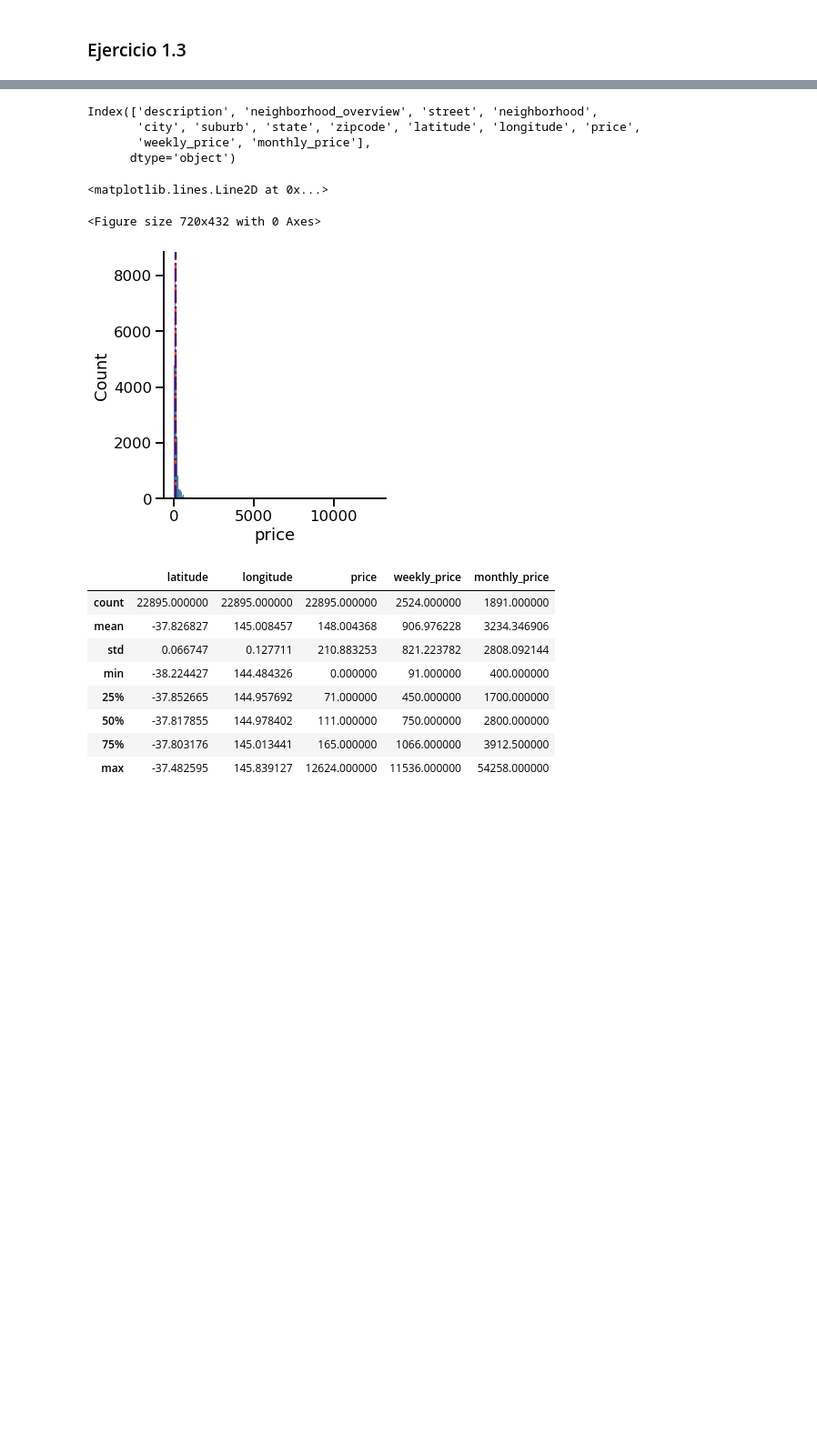
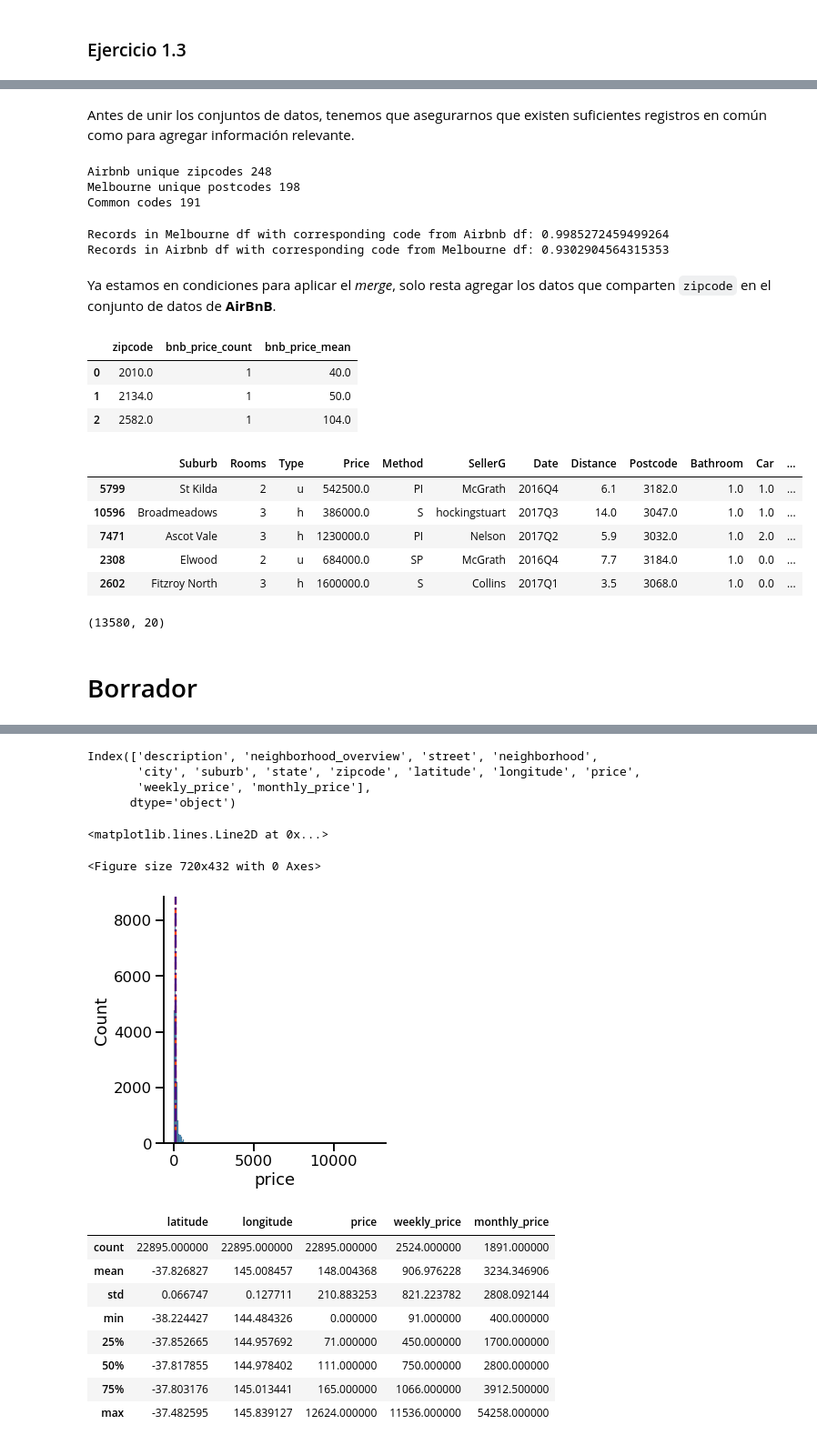
Before and after one commit to mgobbi289/DiploDatos, a Jupyter notebook: AnalisisyCuracion/Entregable_Parte_1.ipynb, the cells around one changed output, grey strips where cells are left out. Shown at 91% size. Drawn from its saved outputs; the diff is of its cells as text; code cells hidden in the pictures; blank space fills up the shorter version.

```diff
--- a/AnalisisyCuracion/Entregable_Parte_1.ipynb
+++ b/AnalisisyCuracion/Entregable_Parte_1.ipynb
@@ -459,0 +536,2 @@ airbnb_df = pd.read_csv(
+# %%
+bnb_df = bnb_df.drop(['description', 'neighborhood_overview'], axis=1)
@@ -459,0 +549,59 @@ airbnb_df = pd.read_csv(
+# %%
+bnb_df.zipcode = pd.to_numeric(bnb_df.zipcode, errors='coerce')
+# %% [markdown]
+Antes de unir los conjuntos de datos, tenemos que asegurarnos que existen suficientes registros en común como para agregar información relevante.
+# %%
+intersection = numpy.intersect1d(
+    bnb_df.zipcode.values,
+    df.Postcode.values,
+    assume_unique=False)
+
+print("Airbnb unique zipcodes", len(bnb_df.zipcode.unique()))
+print("Melbourne unique postcodes", len(df.Postcode.unique()))
+print("Common codes", len(intersection))
+# %% [output]
+Airbnb unique zipcodes 248
+Melbourne unique postcodes 198
+Common codes 191
+# %%
+pMelbourne = df.Postcode.isin(intersection).sum() / len(df)
+pAirbnb = bnb_df.zipcode.isin(intersection).sum() / len(bnb_df)
+
+print(f'Records in Melbourne df with corresponding code from Airbnb df: {pMelbourne}')
+print(f'Records in Airbnb df with corresponding code from Melbourne df: {pAirbnb}')
+# %% [output]
+Records in Melbourne df with corresponding code from Airbnb df: 0.9985272459499264
+Records in Airbnb df with corresponding code from Melbourne df: 0.9302904564315353
+# %% [markdown]
+Ya estamos en condiciones para aplicar el *merge*, solo resta agregar los datos que comparten `zipcode` en el conjunto de datos de **AirBnB**.
+# %%
+relevant_cols = ['price', 'zipcode']
+# %%
+price_by_zipcode = bnb_df[relevant_cols].groupby('zipcode')\
+    .agg(bnb_price_count=('price', 'count'),
+         bnb_price_mean=('price', 'mean'))\
+    .reset_index()
+
+price_by_zipcode.head(3)
+# %% [output]
+|  | zipcode | bnb_price_count | bnb_price_mean |
+| 0 | 2010.0 | 1 | 40.0 |
+| 1 | 2134.0 | 1 | 50.0 |
+| 2 | 2582.0 | 1 | 104.0 |
+# %%
+merged_df = df.merge(price_by_zipcode, how='left', left_on='Postcode', right_on='zipcode')
+
+merged_df.sample(5, random_state=123)
+# %% [output]
+|  | Suburb | Rooms | Type | Price | Method | SellerG | Date | Distance | Postcode | Bathroom | Car | ... |
+| 5799 | St Kilda | 2 | u | 542500.0 | PI | McGrath | 2016Q4 | 6.1 | 3182.0 | 1.0 | 1.0 | ... |
+| 10596 | Broadmeadows | 3 | h | 386000.0 | S | hockingstuart | 2017Q3 | 14.0 | 3047.0 | 1.0 | 1.0 | ... |
+| 7471 | Ascot Vale | 3 | h | 1230000.0 | PI | Nelson | 2017Q2 | 5.9 | 3032.0 | 1.0 | 2.0 | ... |
+| 2308 | Elwood | 2 | u | 684000.0 | SP | McGrath | 2016Q4 | 7.7 | 3184.0 | 1.0 | 0.0 | ... |
+| 2602 | Fitzroy North | 3 | h | 1600000.0 | S | Collins | 2017Q1 | 3.5 | 3068.0 | 1.0 | 0.0 | ... |
+# %%
+merged_df.shape
+# %% [output]
+(13580, 20)
+# %% [markdown]
+# Borrador
```
Also changed, not shown: parts of 31 cells of this notebook.
